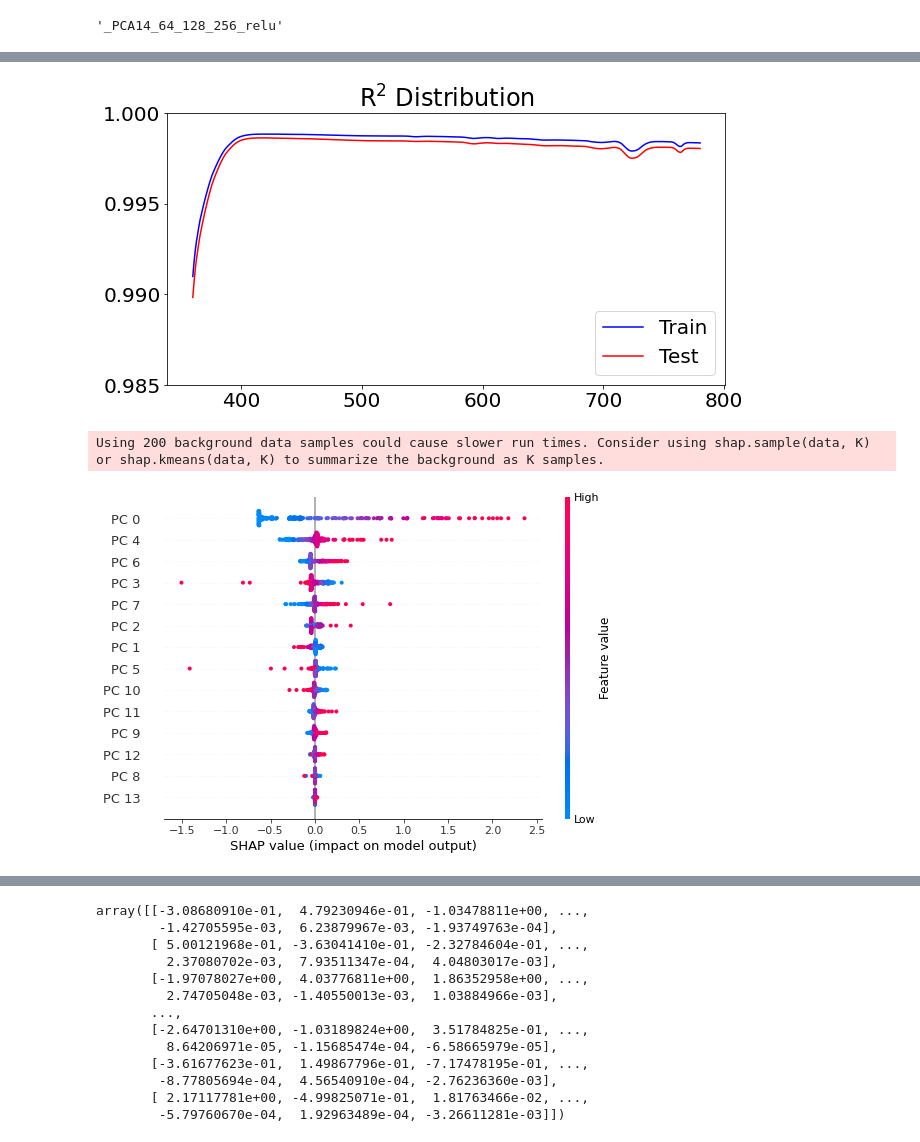
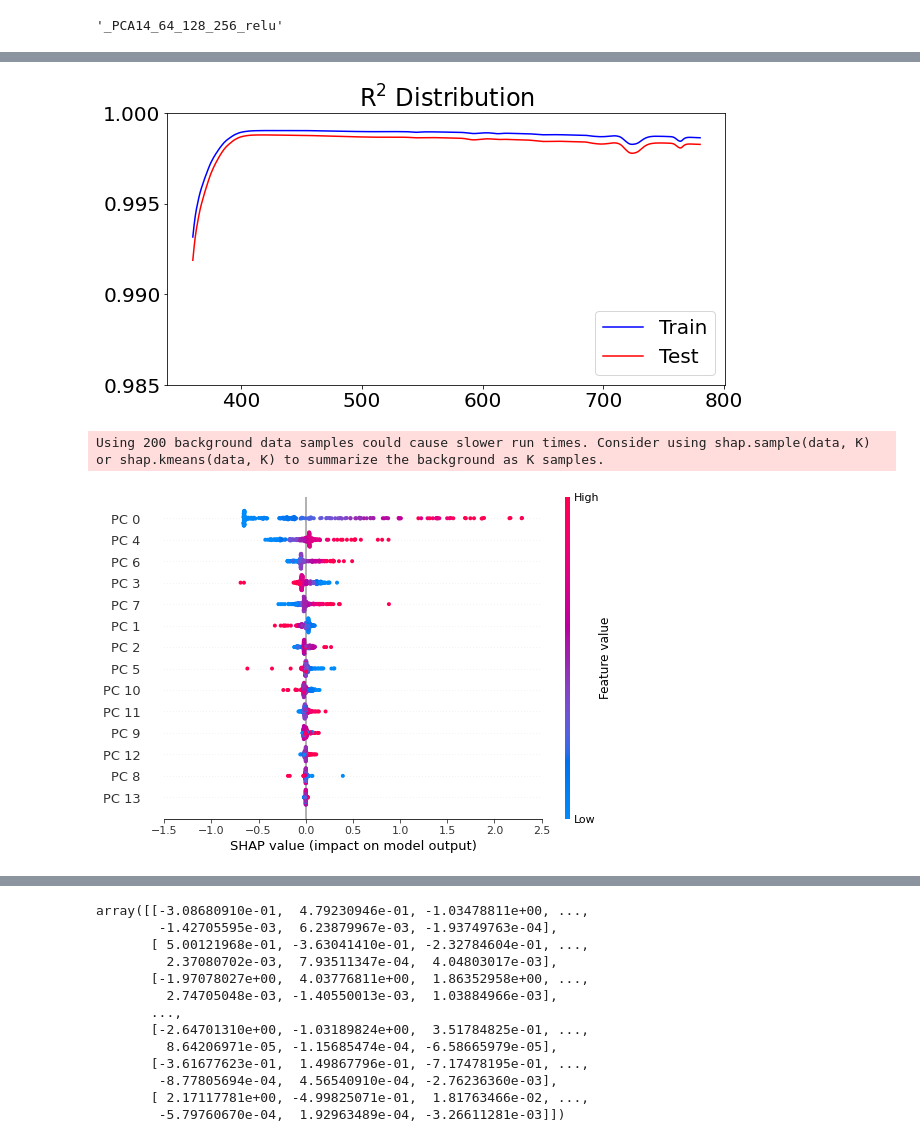
Before and after one commit to yichigo/Light-Sensors-Calibration, a Jupyter notebook: model_MLP_whole.ipynb, the cells around one changed output, grey strips where cells are left out. Cells and saved outputs as stored; diff of their text form; code cells hidden in the pictures.

```diff
--- a/model_MLP_whole.ipynb
+++ b/model_MLP_whole.ipynb
@@ -284,6 +261,10 @@ activation ='relu'
 solver = 'adam'
 alpha=1e-5 # L2 penalty (regularization term) parameter, default 1e-5
 learning_rate = 'constant'
+early_stopping = True
+tol = 1e-4
+n_iter_no_change = 10
+
 
 # include layer structure and activation function
 if type(hidden_layer_sizes) == int: # single-layer case
@@ -303,16 +284,12 @@ regr = MLPRegressor(random_state = RANDOM_STATE,
                     solver = solver,
                     alpha = alpha,
                     learning_rate = learning_rate,
-                    verbose = True
+                    verbose = True,
+                    early_stopping = early_stopping,
+                    tol = tol,
+                    n_iter_no_change = n_iter_no_change
                     )
 regr.fit(X_train_scaled_DR_scaled, Y_train_scaled)
 
-# fine tune the model
-regr.warm_start = True
-regr.learning_rate_init /= 10 # default 0.001
-regr.fit(X_train_scaled_DR_scaled, Y_train_scaled)
-
-regr.learning_rate_init /= 10 # default 0.001
-regr.fit(X_train_scaled_DR_scaled, Y_train_scaled)
 print("--- %s seconds ---" % (time.time() - start_time))
 # %% [output]
@@ -347,7 +360,7 @@ pickle.dump(regr, open(fn_model, 'wb'))
 # %%
 # load model
 dir_model = '../models/' + cheap_node_id + '/'  + 'whole/'
-fn_model = dir_model + 'MLP_whole' + structure + '.sav'
+fn_model = dir_model + 'MLP_whole' + structure + '_2.sav'
 regr = pickle.load(open(fn_model, 'rb'))
 # %%
 structure
@@ -499,7 +512,7 @@ plt.title("R$^2$ Distribution")
 plt.legend( loc='lower right')
 plt.savefig(dir_out + 'whole' + '/MLP_R2' + structure + '.png')
 # %% [output]
-[figure, old version]
+[figure, new version]
 # %%
 # Create object that can calculate shap values
 num_shap = 200
@@ -524,17 +537,18 @@ shap_values_DR_Yscaled = np.mean(shap_values_multi_DR_Yscaled, axis = 0)
 # %%
 # plot
 max_display = num_features
 # shap_values = pca.inverse_transform(shap_values_DR)
 shap.summary_plot(shap_values_DR_Yscaled, X_train_scaled_DR_scaled[:num_shap],
                   feature_names = ['PC ' + str(i) for i in range(num_features)],
                   plot_size=(8,max_display/2.5),#'auto'
                   max_display = max_display,
                   show=False
                  )
 plt.tight_layout()
+plt.xlim(-1.5, 2.5)
 plt.savefig(dir_out + 'whole' + '/MLP_shapPCA_'+ 'whole' +structure+'.png')
 # %% [output]
-[figure, old version]
+[figure, new version]
 # %%
 import matplotlib as mpl
 import matplotlib.cm as cm
```
Also changed, not shown: parts of 19 cells of this notebook, 2 other files.
